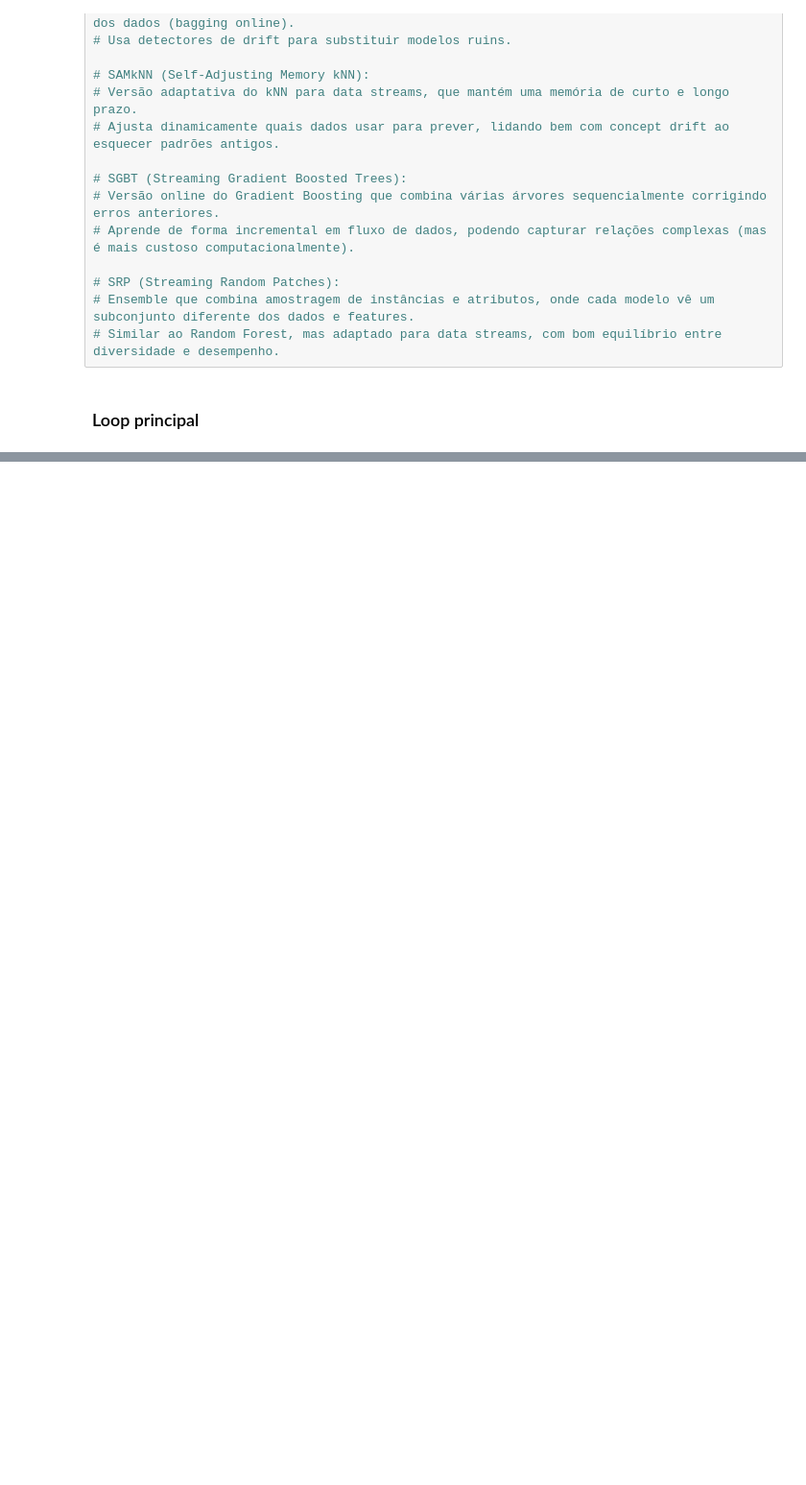
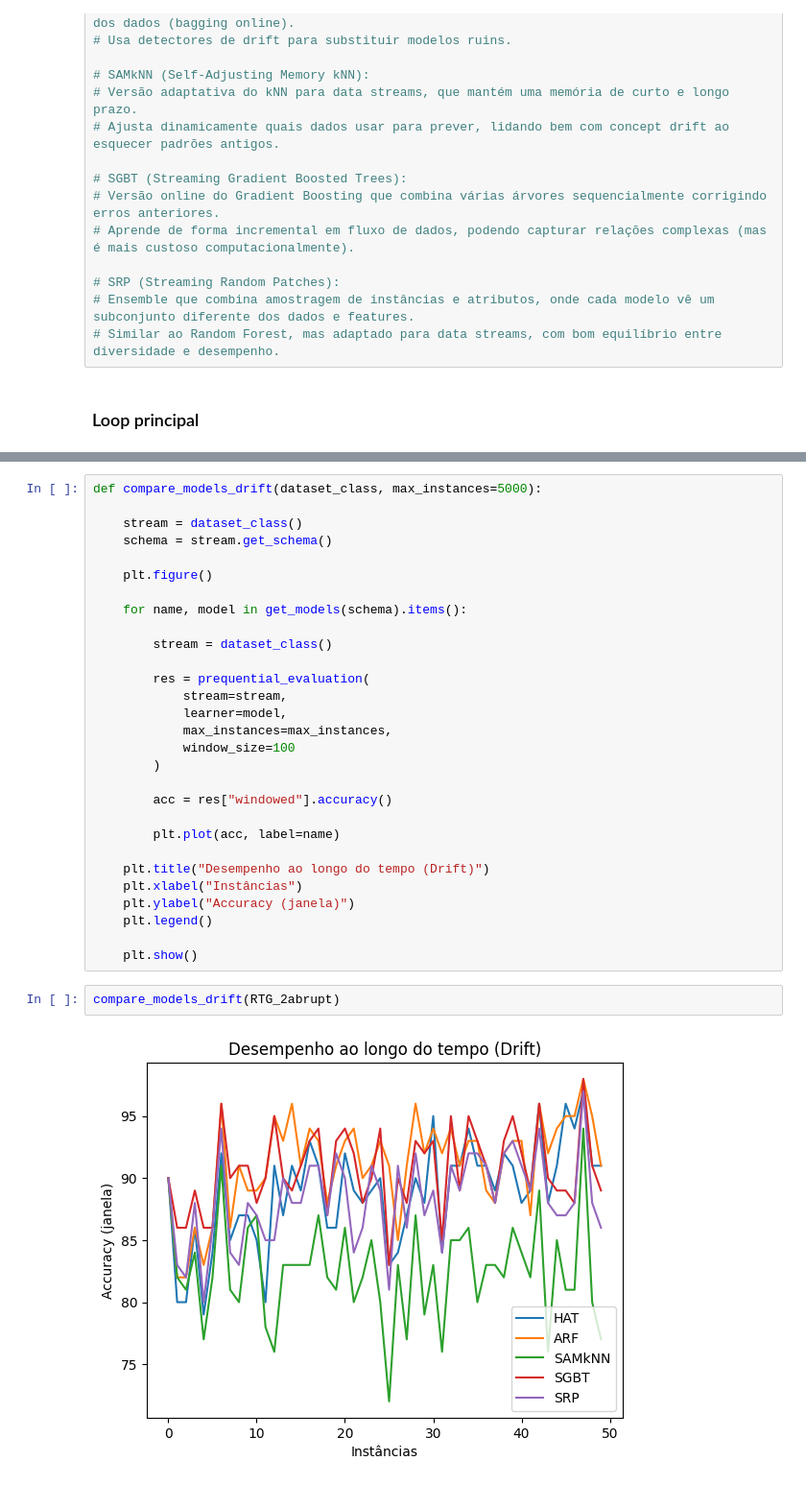
Before and after one commit to iarabertopena/ml-learning-lab, a Jupyter notebook: stream_learning.ipynb, the cells around one changed output, grey strips where cells are left out. Shown at 96% size. Drawn from its saved outputs; the diff is of its cells as text; blank space fills up the shorter version.

```diff
--- a/stream_learning.ipynb
+++ b/stream_learning.ipynb
@@ -215,0 +417,33 @@ def run_experiments():
+# %%
+def compare_models_drift(dataset_class, max_instances=5000):
+
+    stream = dataset_class()
+    schema = stream.get_schema()
+
+    plt.figure()
+
+    for name, model in get_models(schema).items():
+
+        stream = dataset_class()
+
+        res = prequential_evaluation(
+            stream=stream,
+            learner=model,
+            max_instances=max_instances,
+            window_size=100
+        )
+
+        acc = res["windowed"].accuracy()
+
+        plt.plot(acc, label=name)
+
+    plt.title("Desempenho ao longo do tempo (Drift)")
+    plt.xlabel("Instâncias")
+    plt.ylabel("Accuracy (janela)")
+    plt.legend()
+
+    plt.show()
+# %%
+compare_models_drift(RTG_2abrupt)
+# %% [output]
+[figure, added]
```
Also changed, not shown: parts of 22 cells of this notebook.
